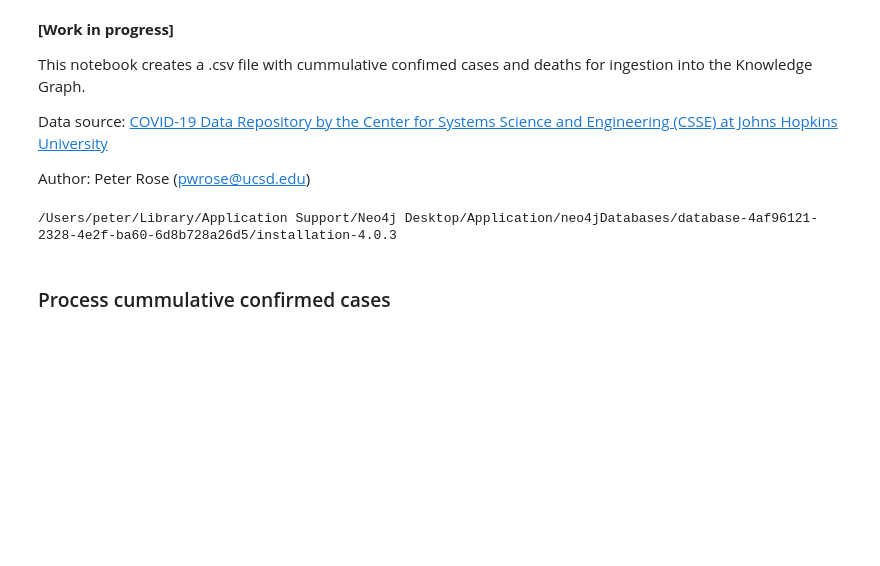
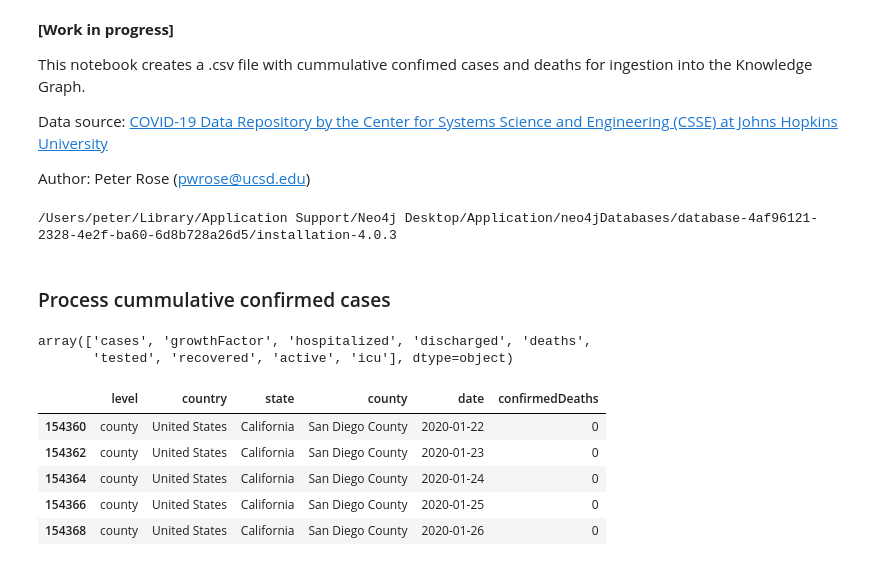
Before and after one commit to covid-19-net/covid-19-community, a Jupyter notebook: notebooks/02b-CDSCases.ipynb, the cells around one changed output. Cells and saved outputs as stored; diff of their text form; code cells hidden in the pictures; blank space fills up the shorter version.

```diff
--- a/notebooks/02b-CDSCases.ipynb
+++ b/notebooks/02b-CDSCases.ipynb
@@ -38,0 +37,7 @@ cases = cases.fillna('')
+# %%
+df = df.fillna('')
+# %%
+df['type'].unique()
+# %% [output]
+array(['cases', 'growthFactor', 'hospitalized', 'discharged', 'deaths',
+       'tested', 'recovered', 'active', 'icu'], dtype=object)
@@ -38,0 +48,6 @@ cases = cases.fillna('')
+# %%
+def split_by_type(df, value_type, label):
+    df_type = df[df['type'] == value_type].copy()
+    df_type = df_type[['level', 'country', 'state', 'county', 'date', 'value']]
+    df_type.rename(columns={'value': label}, inplace=True)
+    return df_type
@@ -38,0 +57,10 @@ cases = cases.fillna('')
+# %%
+deaths = split_by_type(df, 'deaths', 'confirmedDeaths')
+deaths.head()
+# %% [output]
+|  | level | country | state | county | date | confirmedDeaths |
+| 154360 | county | United States | California | San Diego County | 2020-01-22 | 0 |
+| 154362 | county | United States | California | San Diego County | 2020-01-23 | 0 |
+| 154364 | county | United States | California | San Diego County | 2020-01-24 | 0 |
+| 154366 | county | United States | California | San Diego County | 2020-01-25 | 0 |
+| 154368 | county | United States | California | San Diego County | 2020-01-26 | 0 |
```
Also changed, not shown: parts of 9 cells of this notebook, 10 other files.
